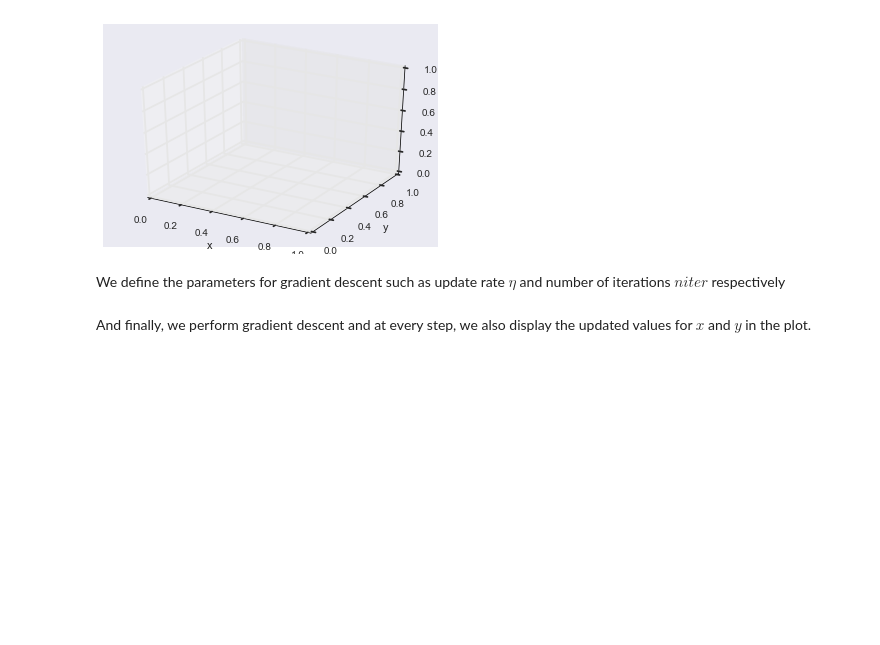
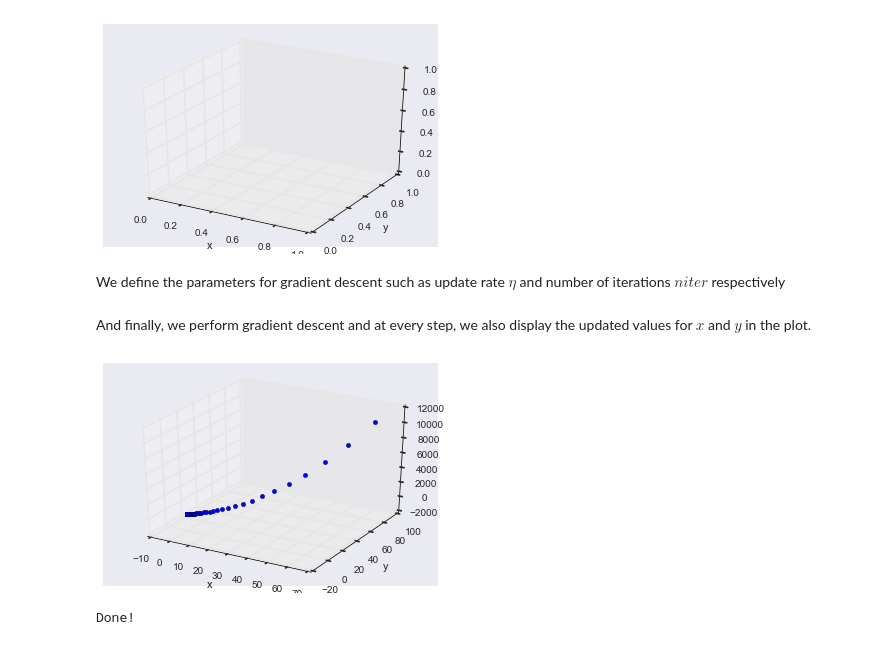
Before and after one commit to rajcscw/minimalistic-ml, a Jupyter notebook: gradient-descent/gradient-descent.ipynb, the cells around one changed output. Saved outputs shown, nothing was run; the diff lists cells and outputs as text; code cells hidden in the pictures; blank space fills up the shorter version.

```diff
--- a/gradient-descent/gradient-descent.ipynb
+++ b/gradient-descent/gradient-descent.ipynb
@@ -55,11 +56,17 @@ And finally, we perform gradient descent and at every step, we also display the
 # %%
 # Do gradient descent
 for i in range(n_iter):
     der_x = fun_der_x(x)
     der_y = fun_der_y(y)
     x_prev, y_prev, f_prev = x,y,f
     x -= step_size * der_x
     y -= step_size * der_y
     f = fun(x, y)
     ax.scatter(x_prev, y_prev, f_prev)
-plt.show()
+display(fig)
+# %% [output]
+[figure, added]
+# %%
+print("Done!")
+# %% [output]
+Done!
```
Also changed, not shown: parts of 2 cells of this notebook.
